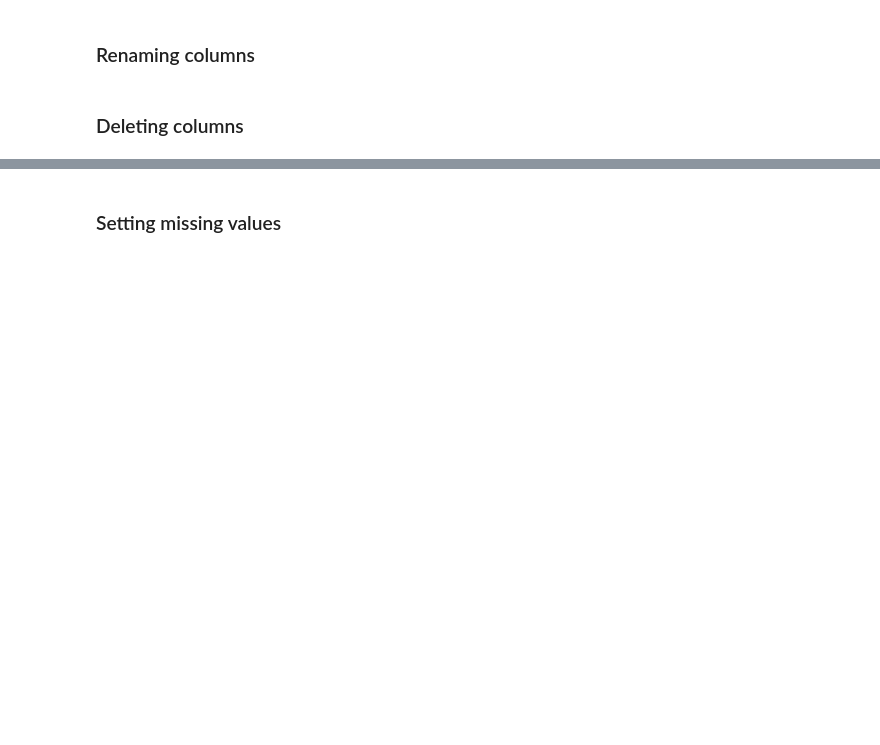
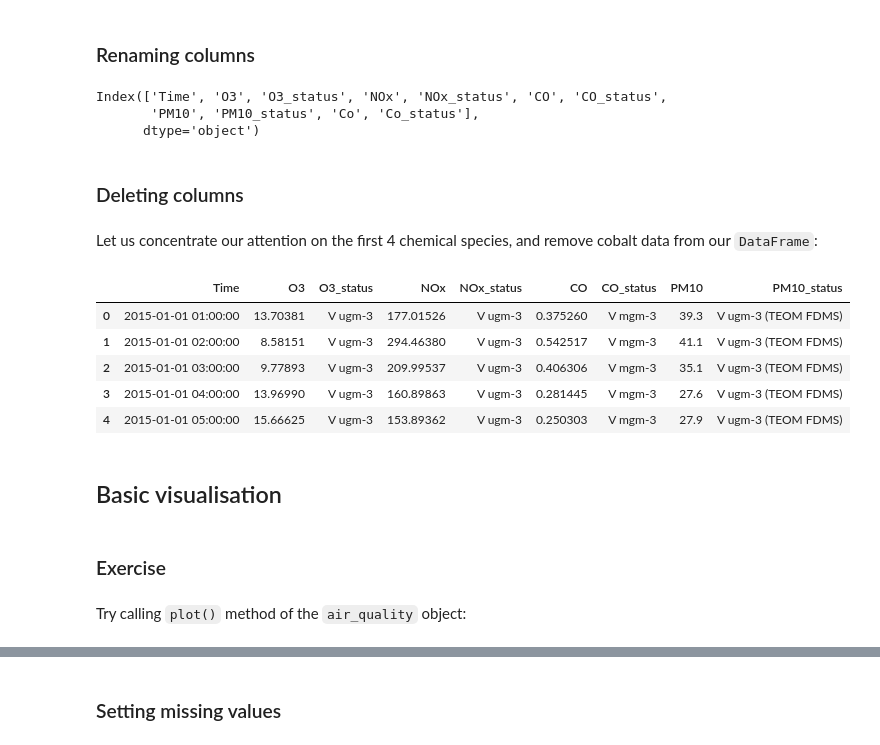
Before and after one commit to ueapy/enveast_python_course_materials, a Jupyter notebook: Day_2/17-Pandas-Intro.ipynb, the cells around one changed output, grey strips where cells are left out. Drawn from its saved outputs; the diff is of its cells as text; code cells hidden in the pictures; blank space fills up the shorter version.

```diff
--- a/Day_2/17-Pandas-Intro.ipynb
+++ b/Day_2/17-Pandas-Intro.ipynb
@@ -62,4 +231,14 @@ df.Ozone.values
 # %% [markdown]
 ### Renaming columns
+# %%
+air_quality.columns = ['Time', 'O3', 'O3_status', 'NOx', 'NOx_status',
+                       'CO', 'CO_status', 'PM10', 'PM10_status', 'Co', 'Co_status']
+air_quality.columns
+# %% [output]
+Index(['Time', 'O3', 'O3_status', 'NOx', 'NOx_status', 'CO', 'CO_status',
+       'PM10', 'PM10_status', 'Co', 'Co_status'],
+      dtype='object')
 # %% [markdown]
 ### Deleting columns
+# %% [markdown]
+Let us concentrate our attention on the first 4 chemical species, and remove cobalt data from our `DataFrame`:
@@ -65,0 +248,15 @@ df.Ozone.values
+# %%
+air_quality.head()
+# %% [output]
+|  | Time | O3 | O3_status | NOx | NOx_status | CO | CO_status | PM10 | PM10_status |
+| 0 | 2015-01-01 01:00:00 | 13.70381 | V ugm-3 | 177.01526 | V ugm-3 | 0.375260 | V mgm-3 | 39.3 | V ugm-3 (TEOM FDMS) |
+| 1 | 2015-01-01 02:00:00 | 8.58151 | V ugm-3 | 294.46380 | V ugm-3 | 0.542517 | V mgm-3 | 41.1 | V ugm-3 (TEOM FDMS) |
+| 2 | 2015-01-01 03:00:00 | 9.77893 | V ugm-3 | 209.99537 | V ugm-3 | 0.406306 | V mgm-3 | 35.1 | V ugm-3 (TEOM FDMS) |
+| 3 | 2015-01-01 04:00:00 | 13.96990 | V ugm-3 | 160.89863 | V ugm-3 | 0.281445 | V mgm-3 | 27.6 | V ugm-3 (TEOM FDMS) |
+| 4 | 2015-01-01 05:00:00 | 15.66625 | V ugm-3 | 153.89362 | V ugm-3 | 0.250303 | V mgm-3 | 27.9 | V ugm-3 (TEOM FDMS) |
+# %% [markdown]
+## Basic visualisation
+# %% [markdown]
+### Exercise
+# %% [markdown]
+Try calling `plot()` method of the `air_quality` object:
```
Also changed, not shown: parts of 72 cells of this notebook.
